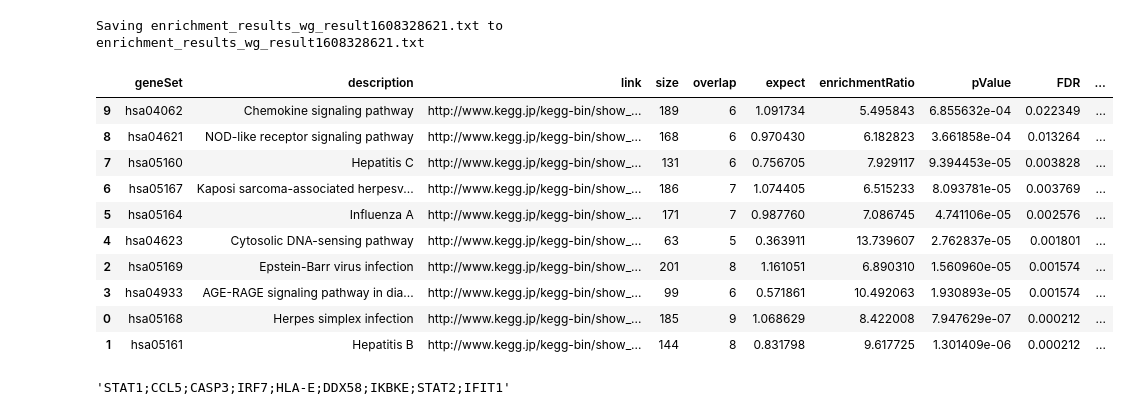
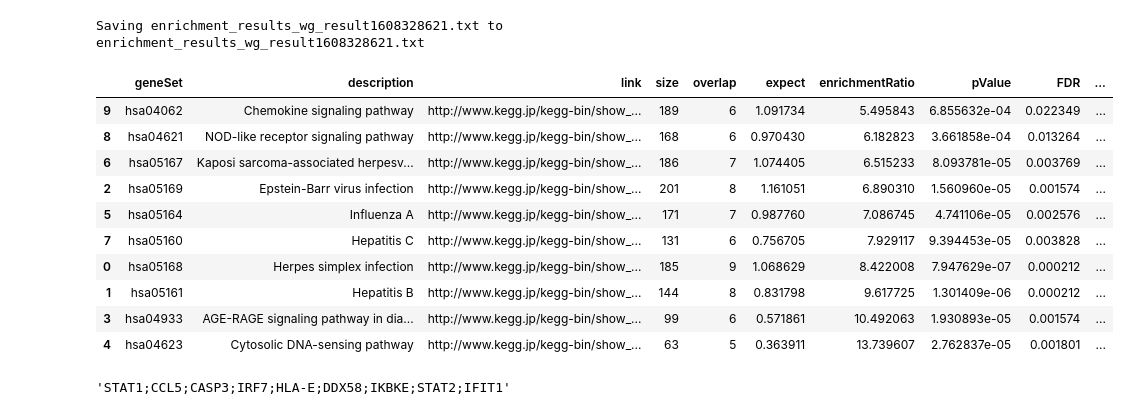
Before and after one commit to HuLiLab/GBM_CCN1, a Jupyter notebook: GBM_CCN1.ipynb, the cells around one changed output. Cells and saved outputs as stored; diff of their text form; code cells hidden in the pictures.

```diff
--- a/GBM_CCN1.ipynb
+++ b/GBM_CCN1.ipynb
@@ -330,23 +330,23 @@ Saving enrichment_results_wg_result1608328621.txt to enrichment_results_wg_resul
 # %%
 # make dataframe from WebGestalt enrichment results
 webgestalt = pd.read_csv('enrichment_results_wg_result1608328621.txt',
                          sep='\t', header=0) # tab seperated values
 webgestalt['-log10FDR'] = -np.log10(webgestalt['FDR'])
-webgestalt = webgestalt.sort_values(by=['-log10FDR'],
-                                    ascending=True) # sort by log10(FDR)
+webgestalt = webgestalt.sort_values(by=['enrichmentRatio'],
+                                    ascending=True) # sort by enrichmentRatio
 webgestalt
 # %% [output]
 |  | geneSet | description | link | size | overlap | expect | enrichmentRatio | pValue | FDR | ... |
 | 9 | hsa04062 | Chemokine signaling pathway | http://www.kegg.jp/kegg-bin/show_... | 189 | 6 | 1.091734 | 5.495843 | 6.855632e-04 | 0.022349 | ... |
 | 8 | hsa04621 | NOD-like receptor signaling pathway | http://www.kegg.jp/kegg-bin/show_... | 168 | 6 | 0.970430 | 6.182823 | 3.661858e-04 | 0.013264 | ... |
+| 6 | hsa05167 | Kaposi sarcoma-associated herpesv... | http://www.kegg.jp/kegg-bin/show_... | 186 | 7 | 1.074405 | 6.515233 | 8.093781e-05 | 0.003769 | ... |
+| 2 | hsa05169 | Epstein-Barr virus infection | http://www.kegg.jp/kegg-bin/show_... | 201 | 8 | 1.161051 | 6.890310 | 1.560960e-05 | 0.001574 | ... |
+| 5 | hsa05164 | Influenza A | http://www.kegg.jp/kegg-bin/show_... | 171 | 7 | 0.987760 | 7.086745 | 4.741106e-05 | 0.002576 | ... |
 | 7 | hsa05160 | Hepatitis C | http://www.kegg.jp/kegg-bin/show_... | 131 | 6 | 0.756705 | 7.929117 | 9.394453e-05 | 0.003828 | ... |
-| 6 | hsa05167 | Kaposi sarcoma-associated herpesv... | http://www.kegg.jp/kegg-bin/show_... | 186 | 7 | 1.074405 | 6.515233 | 8.093781e-05 | 0.003769 | ... |
-| 5 | hsa05164 | Influenza A | http://www.kegg.jp/kegg-bin/show_... | 171 | 7 | 0.987760 | 7.086745 | 4.741106e-05 | 0.002576 | ... |
-| 4 | hsa04623 | Cytosolic DNA-sensing pathway | http://www.kegg.jp/kegg-bin/show_... | 63 | 5 | 0.363911 | 13.739607 | 2.762837e-05 | 0.001801 | ... |
-| 2 | hsa05169 | Epstein-Barr virus infection | http://www.kegg.jp/kegg-bin/show_... | 201 | 8 | 1.161051 | 6.890310 | 1.560960e-05 | 0.001574 | ... |
-| 3 | hsa04933 | AGE-RAGE signaling pathway in dia... | http://www.kegg.jp/kegg-bin/show_... | 99 | 6 | 0.571861 | 10.492063 | 1.930893e-05 | 0.001574 | ... |
 | 0 | hsa05168 | Herpes simplex infection | http://www.kegg.jp/kegg-bin/show_... | 185 | 9 | 1.068629 | 8.422008 | 7.947629e-07 | 0.000212 | ... |
 | 1 | hsa05161 | Hepatitis B | http://www.kegg.jp/kegg-bin/show_... | 144 | 8 | 0.831798 | 9.617725 | 1.301409e-06 | 0.000212 | ... |
+| 3 | hsa04933 | AGE-RAGE signaling pathway in dia... | http://www.kegg.jp/kegg-bin/show_... | 99 | 6 | 0.571861 | 10.492063 | 1.930893e-05 | 0.001574 | ... |
+| 4 | hsa04623 | Cytosolic DNA-sensing pathway | http://www.kegg.jp/kegg-bin/show_... | 63 | 5 | 0.363911 | 13.739607 | 2.762837e-05 | 0.001801 | ... |
 # %%
 # retrieve genes enriched for "herpes simplex infection"
 webgestalt['userId'][0]
```
Also changed, not shown: parts of 37 cells of this notebook.
